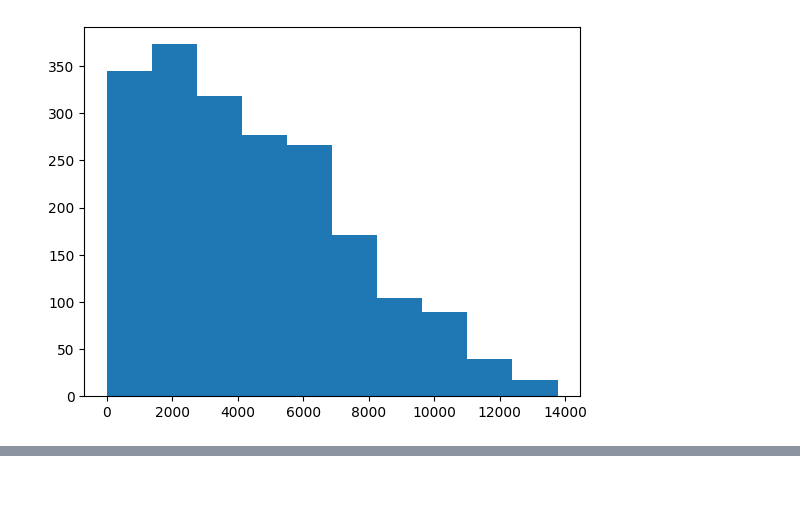
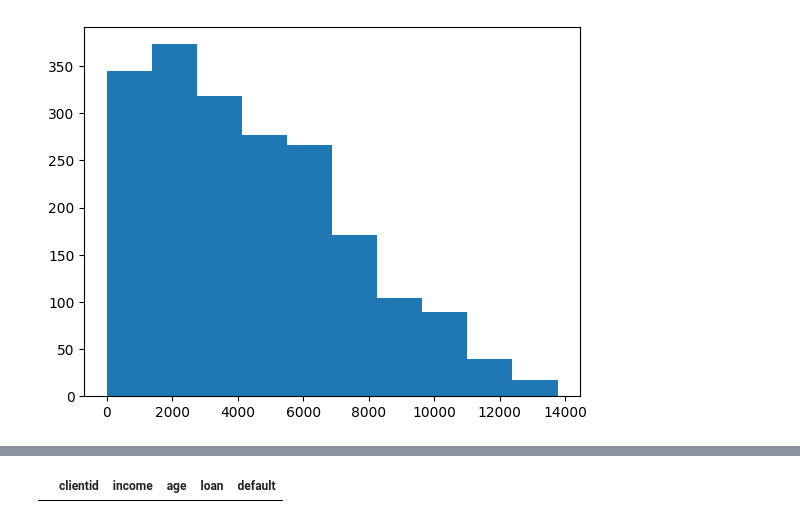
Before and after one commit to saveasgabriel/curso-ml-datascience-udemy, a Jupyter notebook: notebooks/preprocessamento.ipynb, the cells around one changed output, grey strips where cells are left out. Cells and saved outputs as stored; diff of their text form; code cells hidden in the pictures; blank space fills up the shorter version.

```diff
--- a/notebooks/preprocessamento.ipynb
+++ b/notebooks/preprocessamento.ipynb
@@ -106,0 +144,4 @@ grafico.show()
+# %%
+# 2) Dropar linhas
+base_credit3 = base_credit.drop(base_credit[base_credit['age'] < 0].index)
+base_credit3
@@ -106,0 +162,5 @@ grafico.show()
+# %%
+# Verificando se as linhas com idade abaixo de 0 foram realmente deletadas...
+base_credit3.loc[base_credit['age']<0]
+# %% [output]
+|  | clientid | income | age | loan | default |
```
Also changed, not shown: parts of 6 cells of this notebook.
